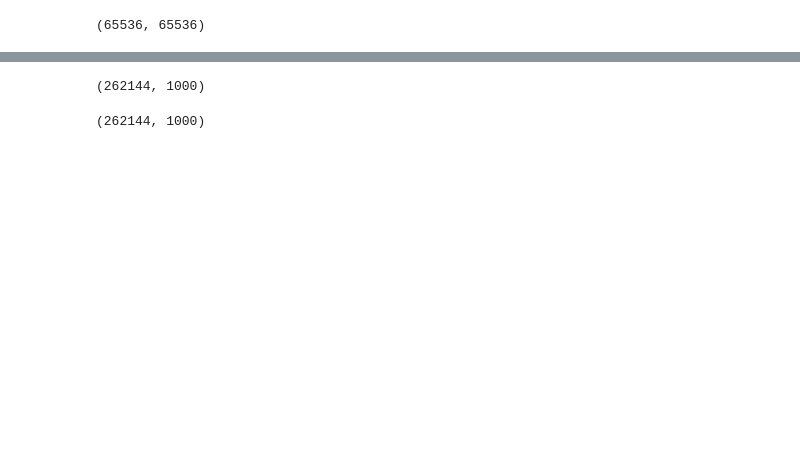
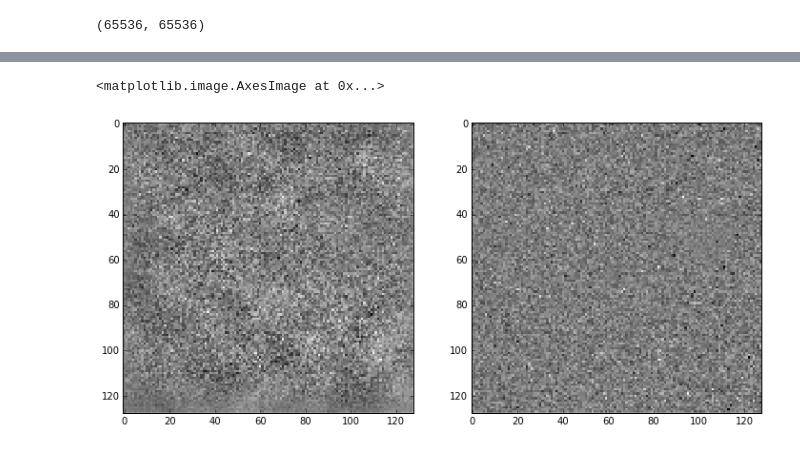
Before and after one commit to michigraber/neuralyzer, a Jupyter notebook: notebooks/dev/Pnev2014_GreedyInit.ipynb, the cells around one changed output, grey strips where cells are left out. Drawn from its saved outputs; the diff is of its cells as text; code cells hidden in the pictures; blank space fills up the shorter version.

```diff
--- a/notebooks/dev/Pnev2014_GreedyInit.ipynb
+++ b/notebooks/dev/Pnev2014_GreedyInit.ipynb
@@ -102,2 +153,2 @@ plt.imshow(D[:1000, :1000])
 # %%
-rho = np.dot(D,Y)
+%prun rho = np.dot(D.T,Y)
@@ -108,3 +168,10 @@ data.shape
+# %%
+fig, ax = plt.subplots(nrows=1, ncols=2, figsize=(12, 6))
+ax[0].imshow(rho.mean(axis=1).reshape(128,128))
+ax[1].imshow(Y.mean(axis=1).reshape(128,128))
+# %% [output]
+<matplotlib.image.AxesImage at 0x...>
+[figure, added]
 # %%
 def greedy_neuron_id(Y, K, tau, w):
     med = np.median(Y, axis=1)
@@ -126,8 +184,0 @@ R = Y.copy()
-# %%
-R.shape
-# %% [output]
-(262144, 1000)
-# %%
-rho.shape
-# %% [output]
-(262144, 1000)
```
Also changed, not shown: parts of 48 cells of this notebook.
